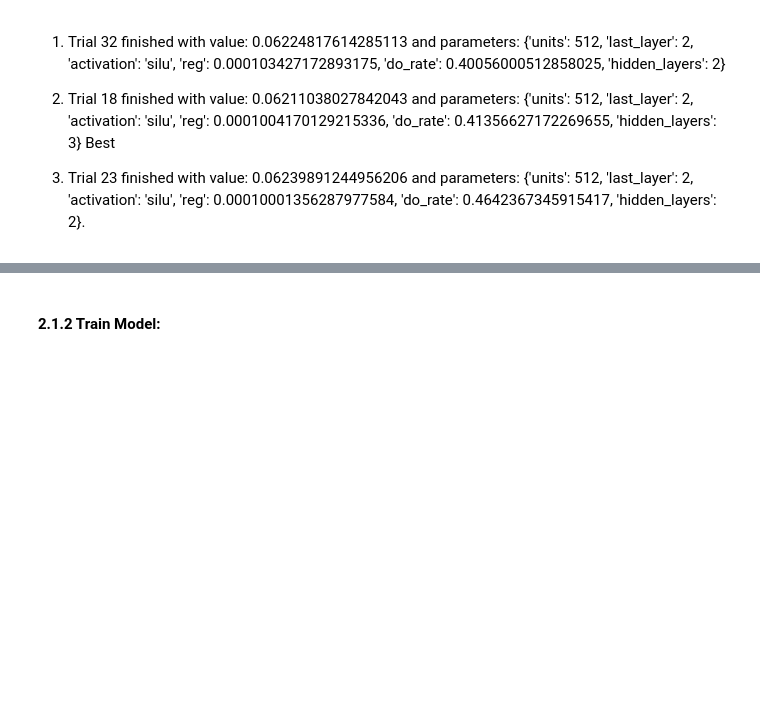
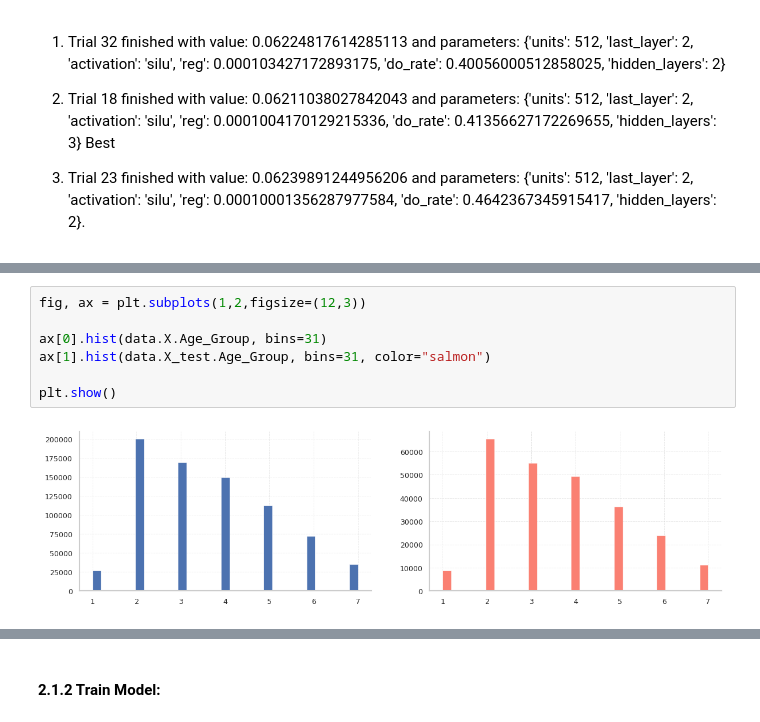
Before and after one commit to fabriziobasso/Colab_backup, a Jupyter notebook: File_02_Calories_NN.ipynb, the cells around one changed output, grey strips where cells are left out. Drawn from its saved outputs; the diff is of its cells as text; blank space fills up the shorter version.

```diff
--- a/File_02_Calories_NN.ipynb
+++ b/File_02_Calories_NN.ipynb
@@ -1544,0 +1624,9 @@ Fold 4 RMSLE: 0.07010946214261263
+# %%
+fig, ax = plt.subplots(1,2,figsize=(12,3))
+
+ax[0].hist(data.X.Age_Group, bins=31)
+ax[1].hist(data.X_test.Age_Group, bins=31, color="salmon")
+
+plt.show()
+# %% [output]
+[figure, added]
```
Also changed, not shown: parts of 51 cells of this notebook.
